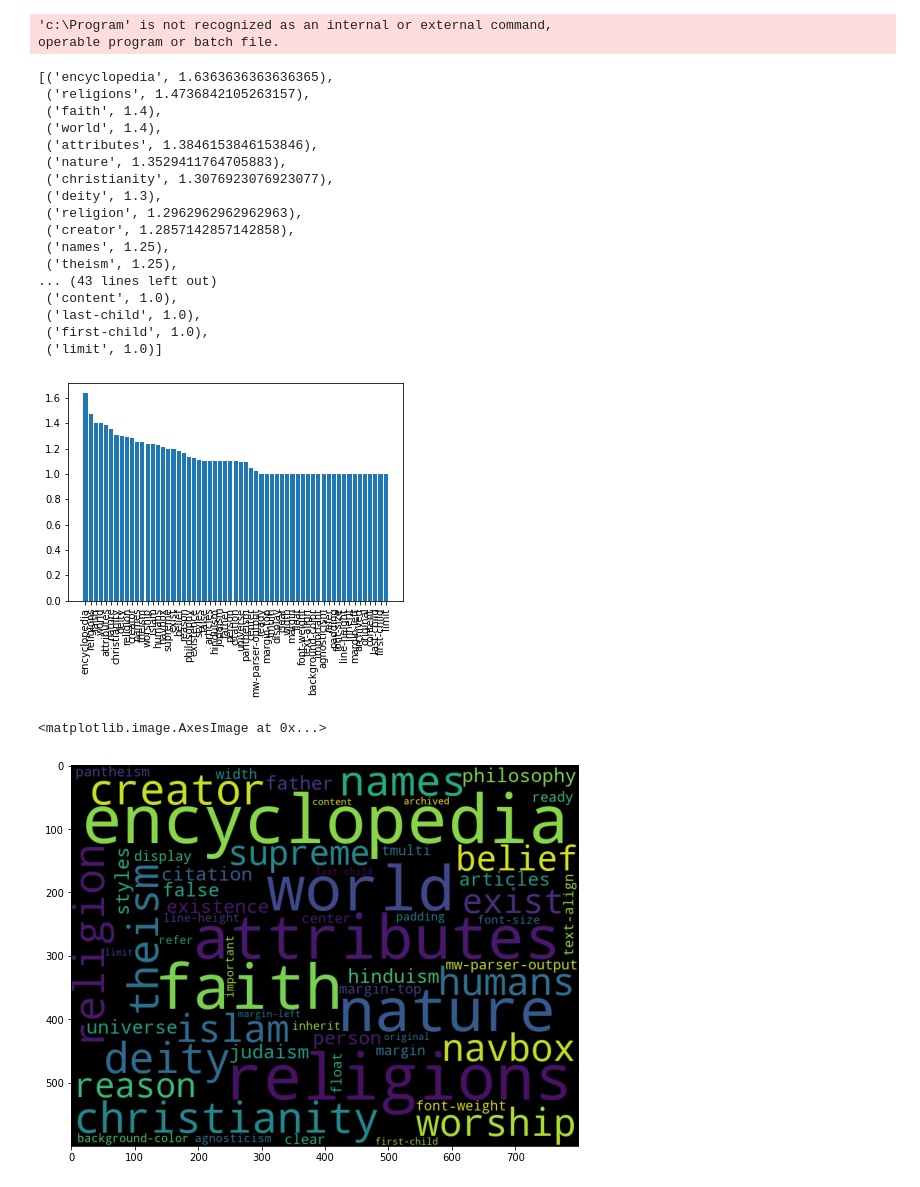
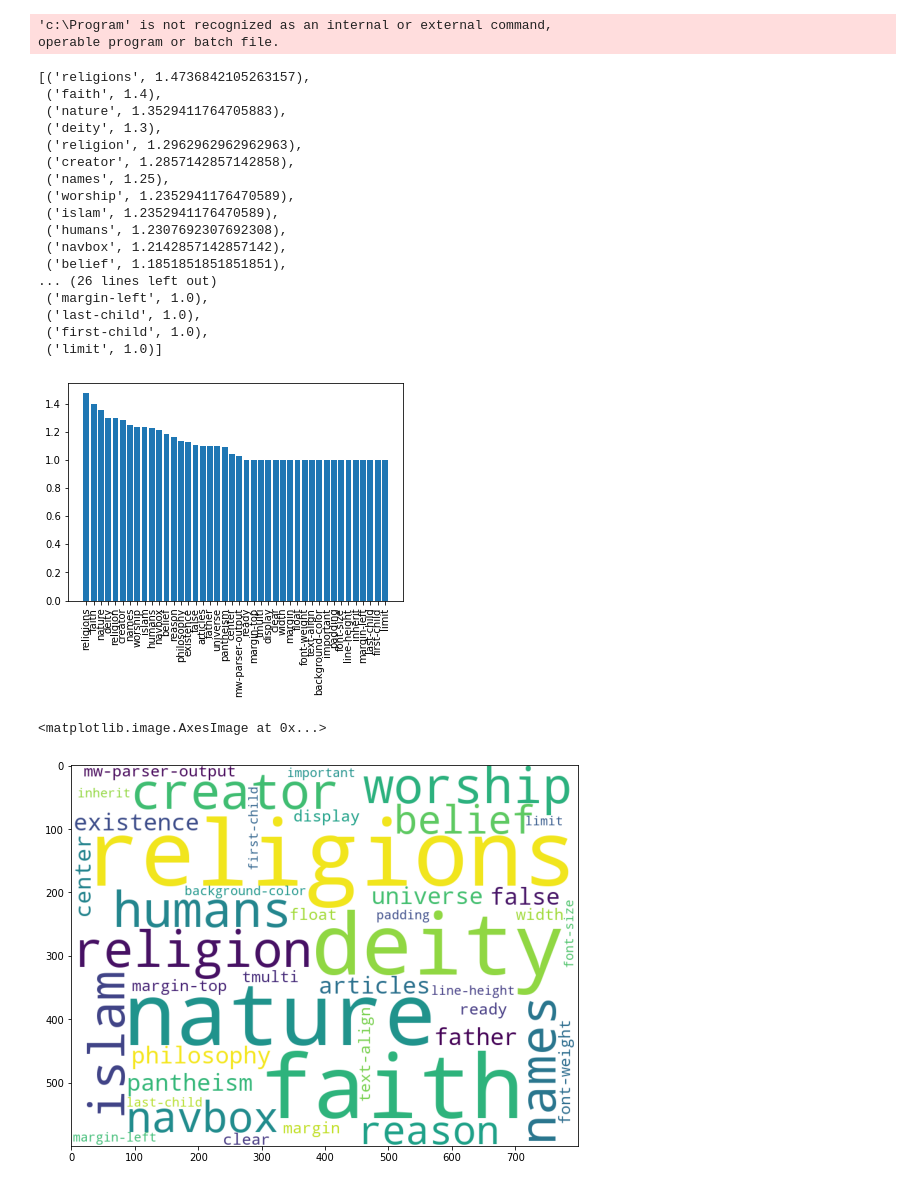
Before and after one commit to lucy-kevin/starting, a Jupyter notebook: practicingAgain.ipynb, the cells around one changed output. Drawn from its saved outputs; the diff is of its cells as text; code cells hidden in the pictures.

```diff
--- a/practicingAgain.ipynb
+++ b/practicingAgain.ipynb
@@ -80,24 +80,24 @@ operable program or batch file.
 #res.upper()
 
 import nlp_rake
-extractor =nlp_rake.Rake(max_words = 2, min_freq = 8, min_chars=5)
+extractor =nlp_rake.Rake(max_words = 2, min_freq = 10, min_chars=5)
 res = extractor.apply(text.upper())
 res
 # %% [output]
-[('encyclopedia', 1.6363636363636365),
- ('religions', 1.4736842105263157),
+[('religions', 1.4736842105263157),
  ('faith', 1.4),
- ('world', 1.4),
- ('attributes', 1.3846153846153846),
  ('nature', 1.3529411764705883),
- ('christianity', 1.3076923076923077),
  ('deity', 1.3),
  ('religion', 1.2962962962962963),
  ('creator', 1.2857142857142858),
  ('names', 1.25),
- ('theism', 1.25),
-... (43 lines left out)
- ('content', 1.0),
+ ('worship', 1.2352941176470589),
+ ('islam', 1.2352941176470589),
+ ('humans', 1.2307692307692308),
+ ('navbox', 1.2142857142857142),
+ ('belief', 1.1851851851851851),
+... (26 lines left out)
+ ('margin-left', 1.0),
  ('last-child', 1.0),
  ('first-child', 1.0),
  ('limit', 1.0)]
@@ -111,17 +111,17 @@ def plot(pair_list):
     plt.show()
 plot(res)
 # %% [output]
-[figure, old version]
+[figure, new version]
 # %%
 from wordcloud import WordCloud
 import matplotlib.pyplot as plt
 
-wc = WordCloud(background_color='yellow',width=800,height=600)
+wc = WordCloud(background_color='white',width=800,height=600)
 plt.figure(figsize=(15,7))
 plt.imshow(wc.generate_from_frequencies({ k:v for k,v in res }))
 # %% [output]
 <matplotlib.image.AxesImage at 0x...>
-[figure, old version]
+[figure, new version]
 # %%
 plt.figure(figsize=(15,7))
 plt.imshow(wc.generate(text))
```
Also changed, not shown: parts of 1 cell of this notebook, 2 other files.
